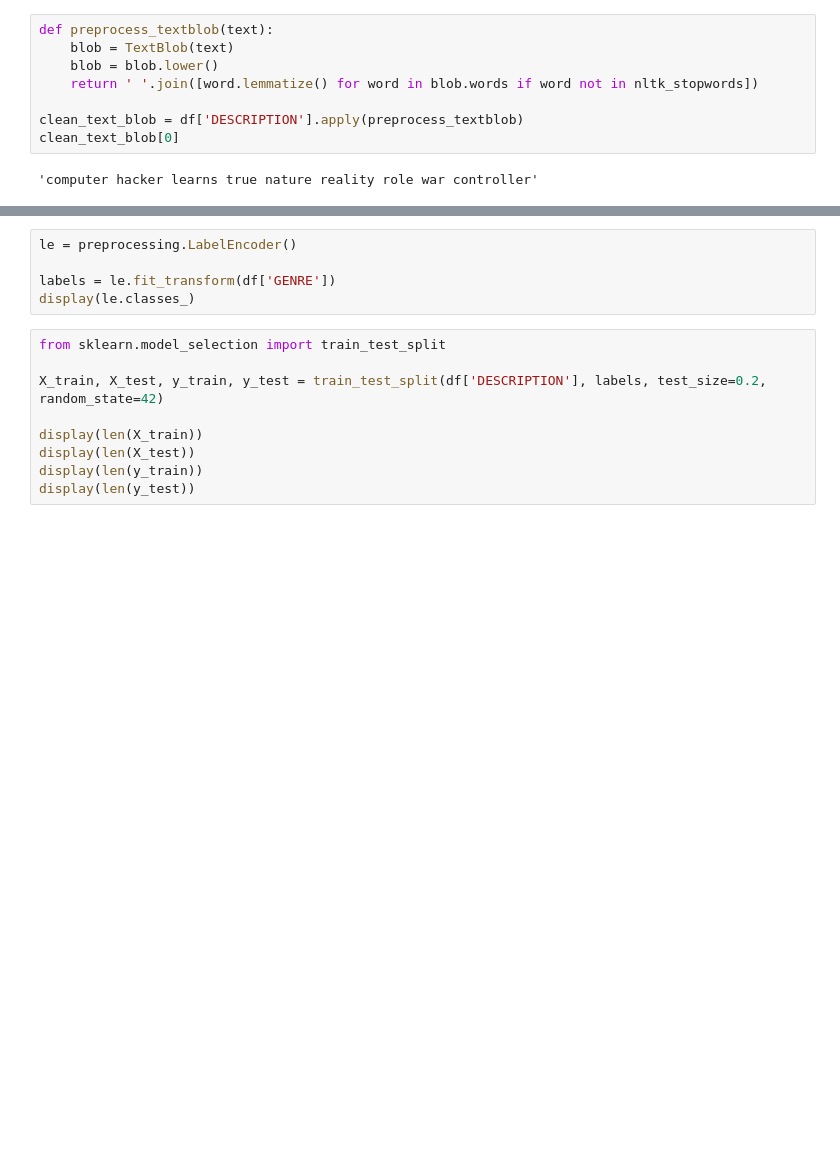
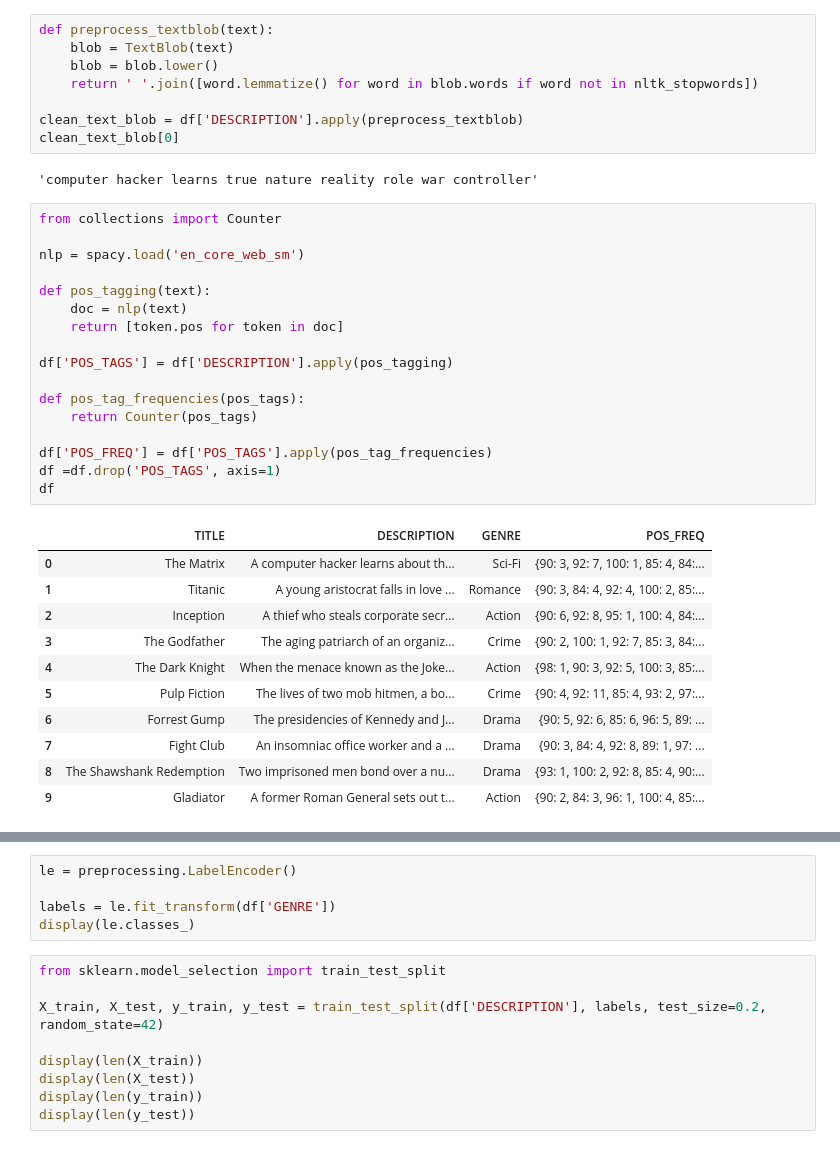
Before and after one commit to debachow-007/MovieGenreClassification, a Jupyter notebook: moviegenre.ipynb, the cells around one changed output, grey strips where cells are left out. Cells and saved outputs as stored; diff of their text form; blank space fills up the shorter version.

Commit message:
Built a column to store POS frequencies

```diff
--- a/moviegenre.ipynb
+++ b/moviegenre.ipynb
@@ -153,6 +153,35 @@ clean_text_blob = df['DESCRIPTION'].apply(preprocess_textblob)
 clean_text_blob[0]
 # %% [output]
 'computer hacker learns true nature reality role war controller'
+# %%
+from collections import Counter
+
+nlp = spacy.load('en_core_web_sm')
+
+def pos_tagging(text):
+    doc = nlp(text)
+    return [token.pos for token in doc]
+
+df['POS_TAGS'] = df['DESCRIPTION'].apply(pos_tagging)
+
+def pos_tag_frequencies(pos_tags):
+    return Counter(pos_tags)
+
+df['POS_FREQ'] = df['POS_TAGS'].apply(pos_tag_frequencies)
+df =df.drop('POS_TAGS', axis=1)
+df
+# %% [output]
+|  | TITLE | DESCRIPTION | GENRE | POS_FREQ |
+| 0 | The Matrix | A computer hacker learns about th... | Sci-Fi | {90: 3, 92: 7, 100: 1, 85: 4, 84:... |
+| 1 | Titanic | A young aristocrat falls in love ... | Romance | {90: 3, 84: 4, 92: 4, 100: 2, 85:... |
+| 2 | Inception | A thief who steals corporate secr... | Action | {90: 6, 92: 8, 95: 1, 100: 4, 84:... |
+| 3 | The Godfather | The aging patriarch of an organiz... | Crime | {90: 2, 100: 1, 92: 7, 85: 3, 84:... |
+| 4 | The Dark Knight | When the menace known as the Joke... | Action | {98: 1, 90: 3, 92: 5, 100: 3, 85:... |
+| 5 | Pulp Fiction | The lives of two mob hitmen, a bo... | Crime | {90: 4, 92: 11, 85: 4, 93: 2, 97:... |
+| 6 | Forrest Gump | The presidencies of Kennedy and J... | Drama | {90: 5, 92: 6, 85: 6, 96: 5, 89: ... |
+| 7 | Fight Club | An insomniac office worker and a ... | Drama | {90: 3, 84: 4, 92: 8, 89: 1, 97: ... |
+| 8 | The Shawshank Redemption | Two imprisoned men bond over a nu... | Drama | {93: 1, 100: 2, 92: 8, 85: 4, 90:... |
+| 9 | Gladiator | A former Roman General sets out t... | Action | {90: 2, 84: 3, 96: 1, 100: 4, 85:... |
 # %%
 from sklearn.feature_extraction.text import CountVectorizer
 
```
Also changed, not shown: parts of 3 cells of this notebook.
